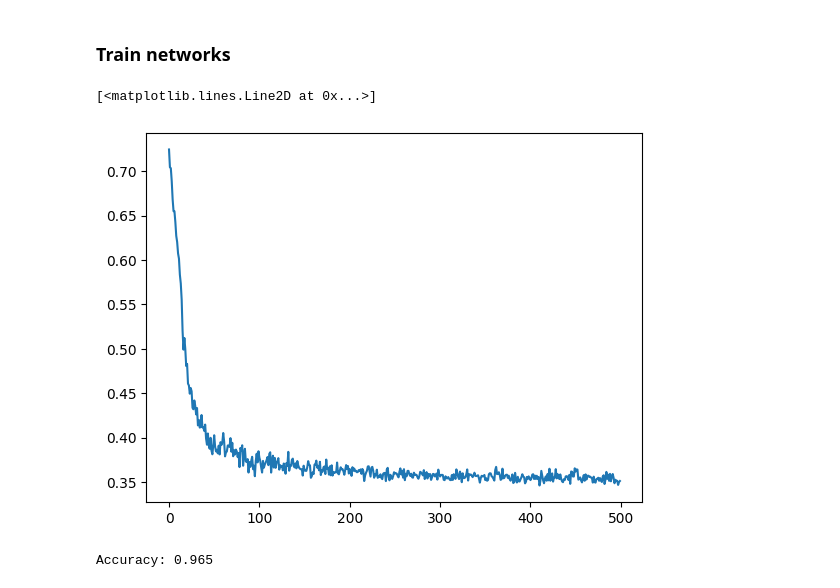
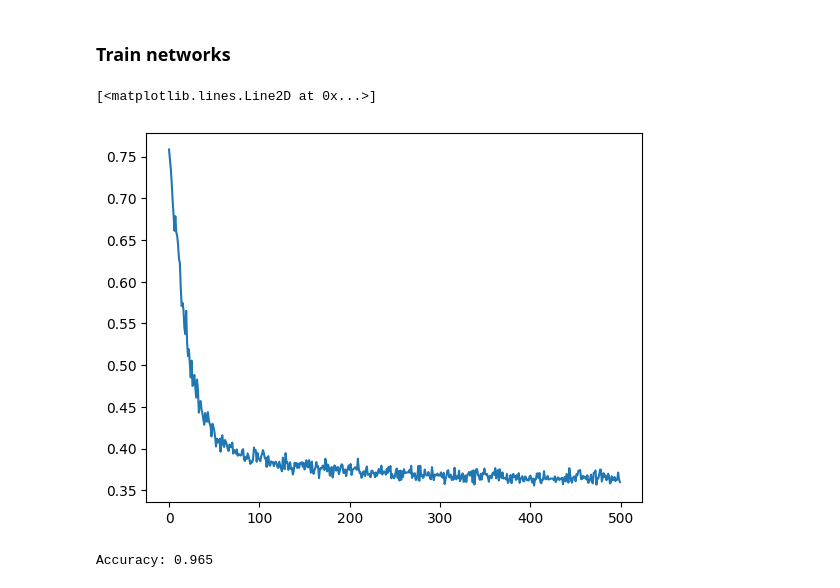
Before and after one commit to LeonY117/Bayes-Stochastic-Depth, a Jupyter notebook: notebooks/two_moon.ipynb, the cells around one changed output. Saved outputs shown, nothing was run; the diff lists cells and outputs as text; code cells hidden in the pictures.

```diff
--- a/notebooks/two_moon.ipynb
+++ b/notebooks/two_moon.ipynb
@@ -208,27 +205,27 @@ def batch_bayes_forward(
 # %%
 # net = DO_network(inp=2, oup=2, N=2, d_feat=30, p=0.5)
 # net = DO_network(inp=2, oup=2, N=10, d_feat=10, p=0.1)
-net = Sd_network(inp=2, oup=2, N=10, d_feat=10, p=0.25)
+net = Sd_network(inp=2, oup=2, N=10, d_feat=10, p=0.5)
 net.train()
 optimizer = torch.optim.SGD(net.parameters(), lr=0.05, momentum=0.9, weight_decay=1e-4)
 criterion = nn.BCELoss()
 criterion = nn.CrossEntropyLoss()
 
 history = []
 
 for epoch in tqdm(range(500)):
     optimizer.zero_grad()
     y_logits = net(X)
     loss = criterion(y_logits.squeeze(1), Y.to(torch.long))
     loss.backward()
     optimizer.step()
 
     history.append(loss.item())
 
 plt.plot(history)
 # %% [output]
 [<matplotlib.lines.Line2D at 0x...>]
-[figure, old version]
+[figure, new version]
 # %%
 net.eval()
 with torch.no_grad():
```
Also changed, not shown: parts of 2 cells of this notebook.
